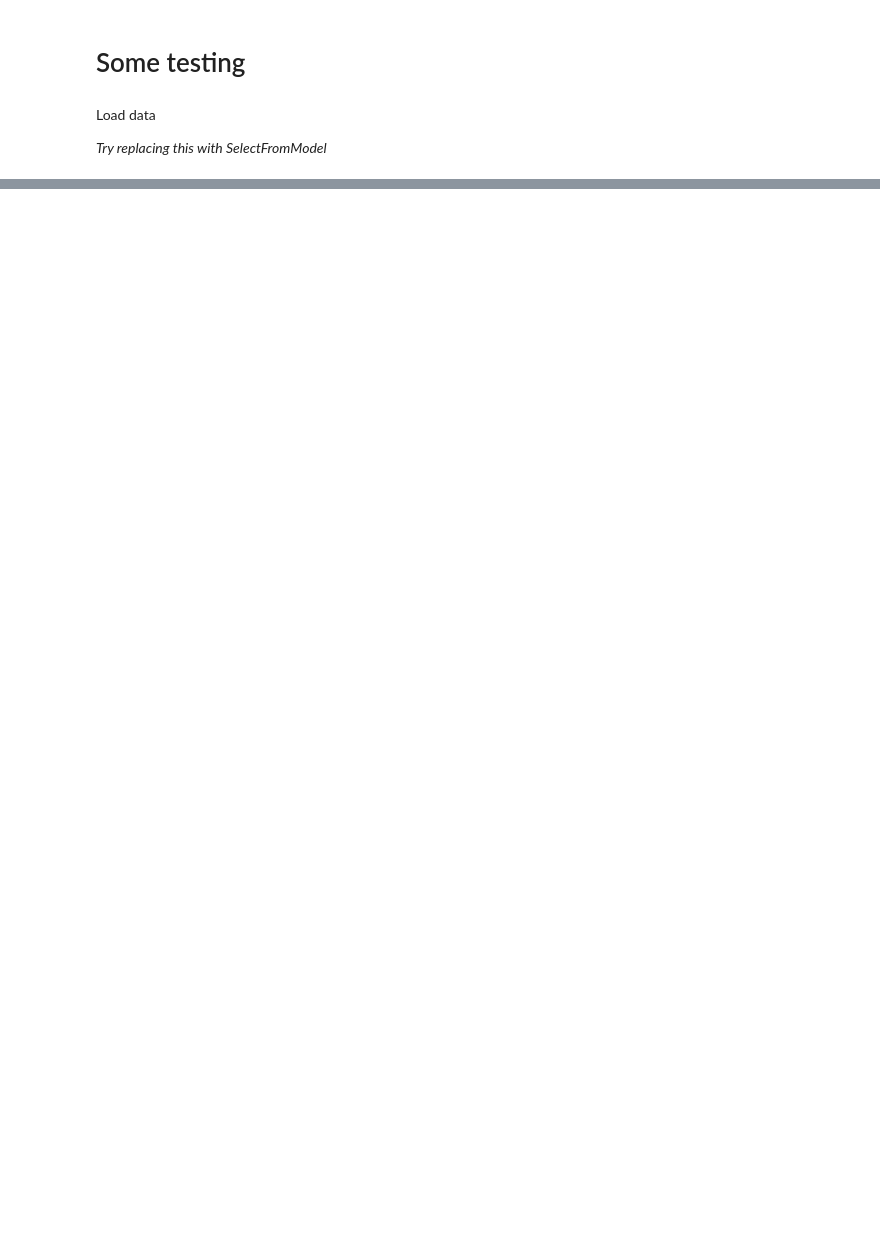
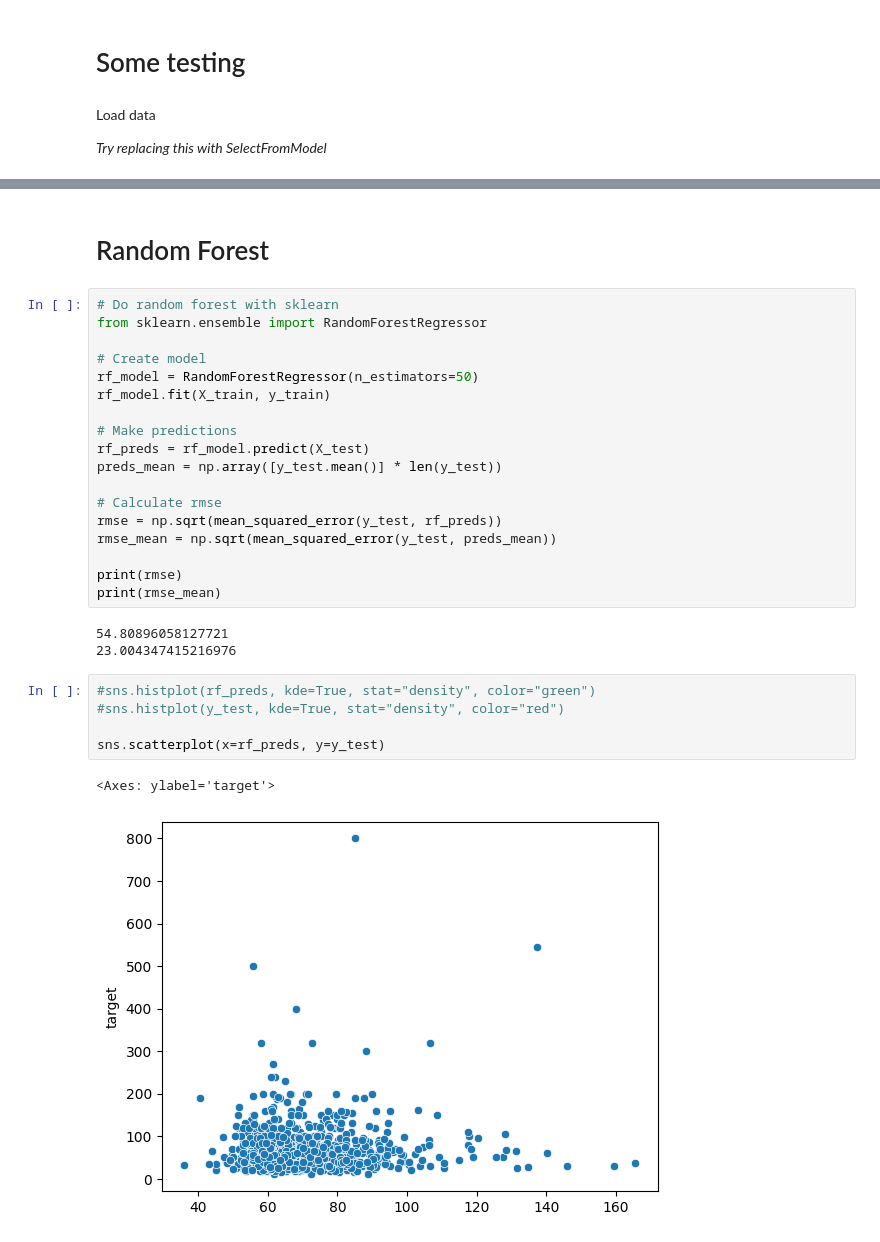
Before and after one commit to StefHerregods/AdvancedAnalytics_projects, a Jupyter notebook: assignment-1/model_testing.ipynb, the cells around one changed output, grey strips where cells are left out. Cells and saved outputs as stored; diff of their text form; blank space fills up the shorter version.

```diff
--- a/assignment-1/model_testing.ipynb
+++ b/assignment-1/model_testing.ipynb
@@ -171,0 +87,31 @@ print(rmse)
+# %% [markdown]
+# Random Forest
+# %%
+# Do random forest with sklearn
+from sklearn.ensemble import RandomForestRegressor
+
+# Create model
+rf_model = RandomForestRegressor(n_estimators=50)
+rf_model.fit(X_train, y_train)
+
+# Make predictions
+rf_preds = rf_model.predict(X_test)
+preds_mean = np.array([y_test.mean()] * len(y_test))
+
+# Calculate rmse
+rmse = np.sqrt(mean_squared_error(y_test, rf_preds))
+rmse_mean = np.sqrt(mean_squared_error(y_test, preds_mean))
+
+print(rmse)
+print(rmse_mean)
+# %% [output]
+54.80896058127721
+23.004347415216976
+# %%
+#sns.histplot(rf_preds, kde=True, stat="density", color="green")
+#sns.histplot(y_test, kde=True, stat="density", color="red")
+
+sns.scatterplot(x=rf_preds, y=y_test)
+# %% [output]
+<Axes: ylabel='target'>
+[figure, added]
```
Also changed, not shown: parts of 26 cells of this notebook, 2 other files.
